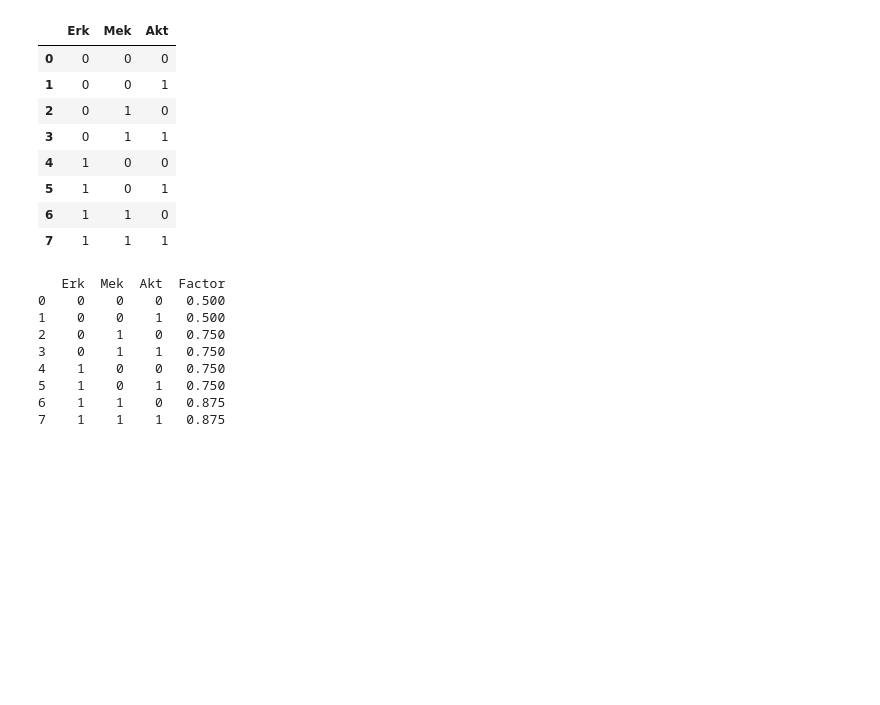
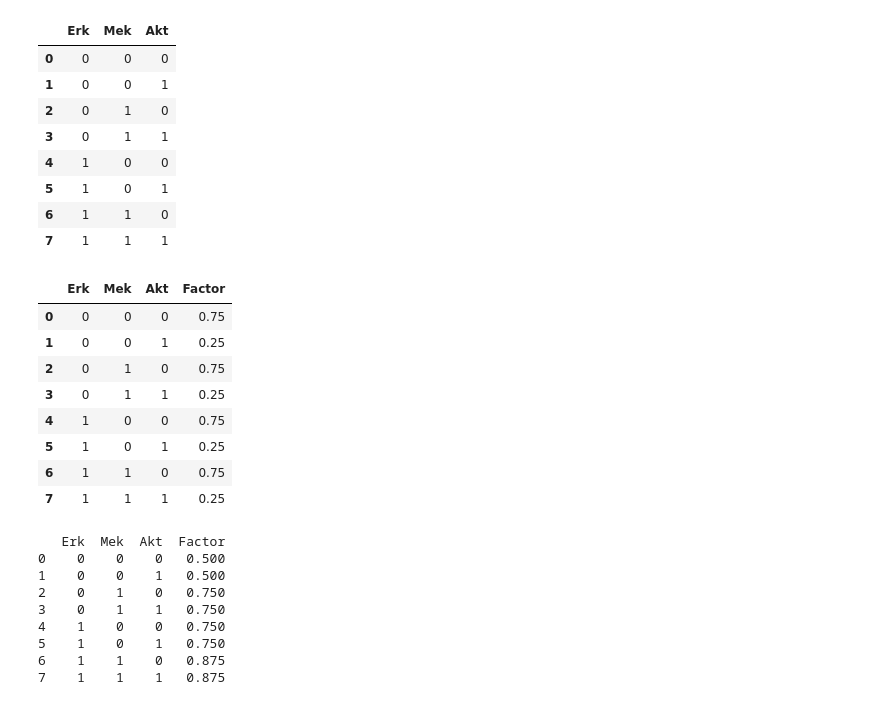
Before and after one commit to AblaZe42/MODCOM_PROJECT, a Jupyter notebook: tove.ipynb, the cells around one changed output. Cells and saved outputs as stored; diff of their text form; code cells hidden in the pictures; blank space fills up the shorter version.

```diff
--- a/tove.ipynb
+++ b/tove.ipynb
@@ -201,6 +201,31 @@ def cpd_factor_large(cpd,alpha):
         parents["sum"] = parents.sum(axis=1)
         cpd_e["Factor"] = 1 - (alpha ** (1 + parents["sum"]))
         return cpd_e
+# %%
+X1 = 'Akt'
+X2 = 'Erk'
+X3 = 'Mek'
+
+parents = [X2,X3]
+
+test6 = create_CPD(X1,parents)
+test6
+
+
+test6["Factor"] = 1-0.5**(1+1)
+
+test6["Factor"].where(test6["Akt"]==0, 1-test6["Factor"], axis=0, inplace=True)
+test6
+# %% [output]
+|  | Erk | Mek | Akt | Factor |
+| 0 | 0 | 0 | 0 | 0.75 |
+| 1 | 0 | 0 | 1 | 0.25 |
+| 2 | 0 | 1 | 0 | 0.75 |
+| 3 | 0 | 1 | 1 | 0.25 |
+| 4 | 1 | 0 | 0 | 0.75 |
+| 5 | 1 | 0 | 1 | 0.25 |
+| 6 | 1 | 1 | 0 | 0.75 |
+| 7 | 1 | 1 | 1 | 0.25 |
 # %%
 print(cpd_factor_large(test1,0.5))
 # %% [output]
```
